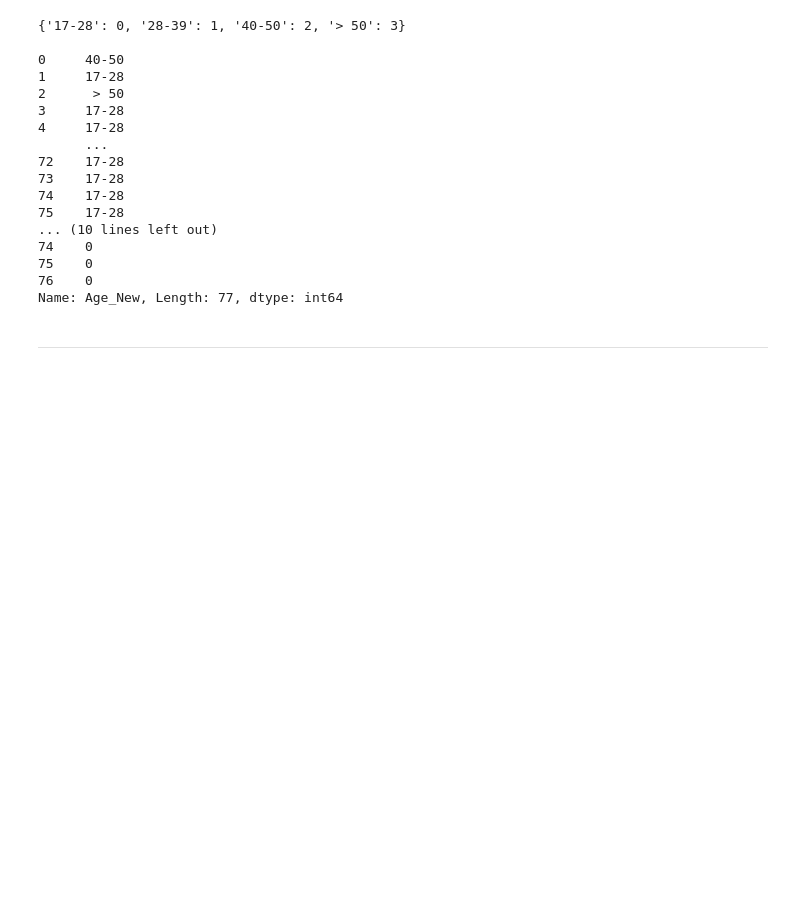
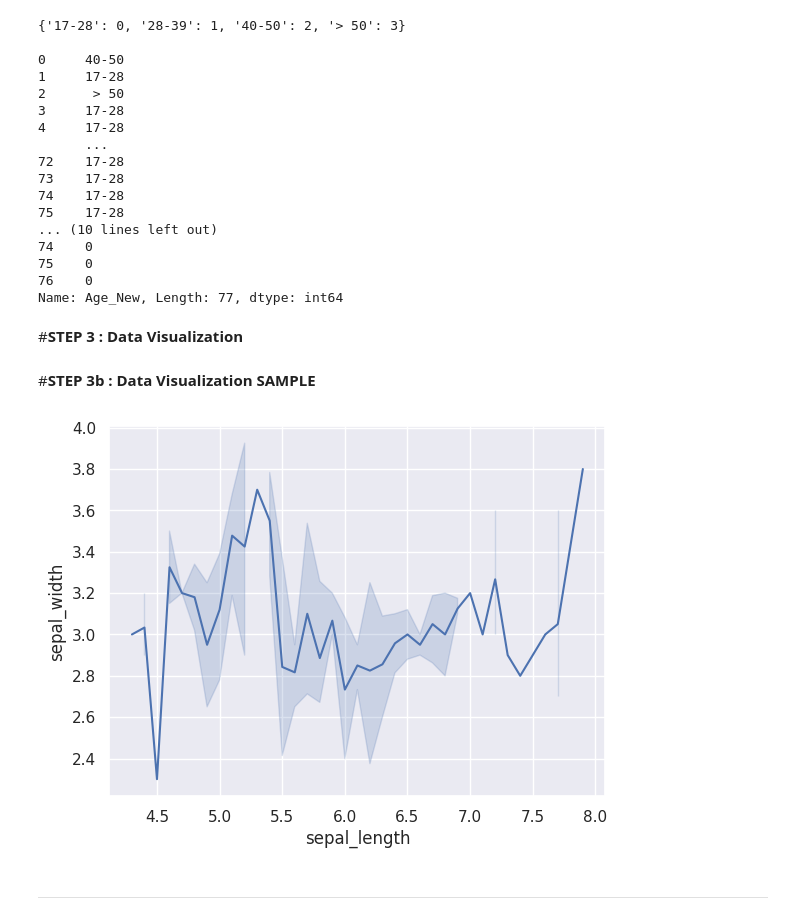
Before and after one commit to radhakrishnan-omotec/chatgpt-marketing, a Jupyter notebook: AI_based_Analysis_Research_Project_3.ipynb, the cells around one changed output. Cells and saved outputs as stored; diff of their text form; code cells hidden in the pictures; blank space fills up the shorter version.

```diff
--- a/AI_based_Analysis_Research_Project_3.ipynb
+++ b/AI_based_Analysis_Research_Project_3.ipynb
@@ -246,5 +246,32 @@ print(df['Age_New'])
 75    0
 76    0
 Name: Age_New, Length: 77, dtype: int64
+# %% [markdown]
+#**STEP 3 : Data Visualization**
+# %% [markdown]
+#**STEP 3b : Data Visualization SAMPLE**
+# %%
+import numpy as np
+import pandas as pd
+import matplotlib.pyplot as plt
+import seaborn as sns
+sns.set(style="white", color_codes=True)
+
+import warnings
+warnings.filterwarnings("ignore")
+# %%
+# importing packages
+import seaborn as sns
+import matplotlib.pyplot as plt
+sns.set(style="darkgrid", color_codes=True)
+
+# loading dataset
+data = sns.load_dataset("iris")
+
+# draw lineplot
+sns.lineplot(x="sepal_length", y="sepal_width", data=data)
+plt.show()
+# %% [output]
+[figure, added]
 # %% [markdown]
 <hr>
```
Also changed, not shown: parts of 1 cell of this notebook.
